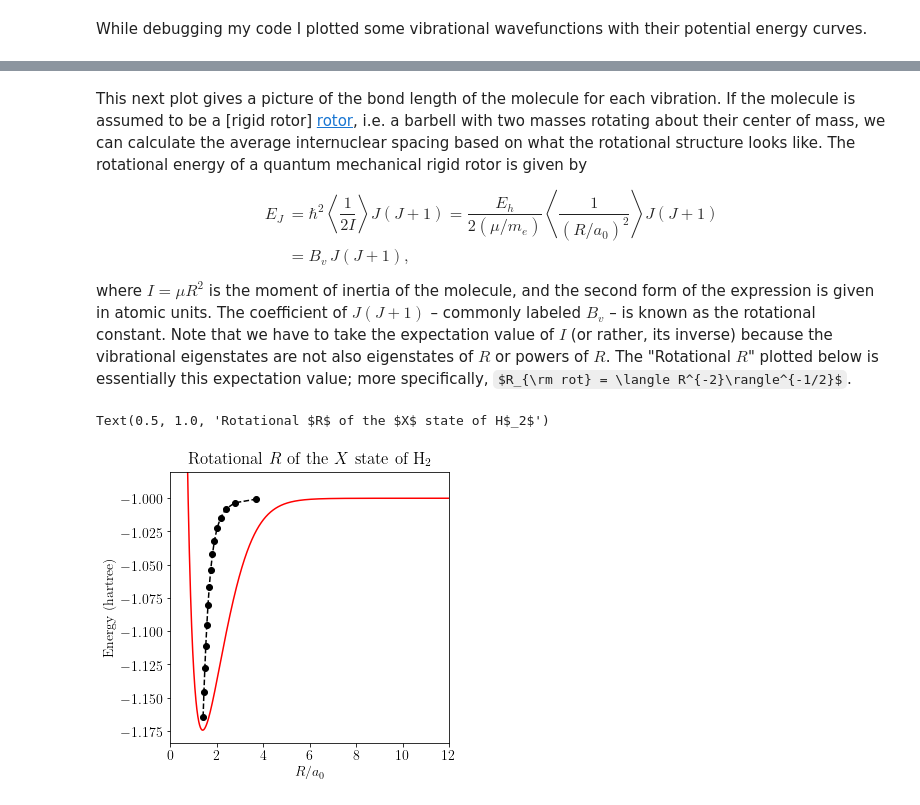
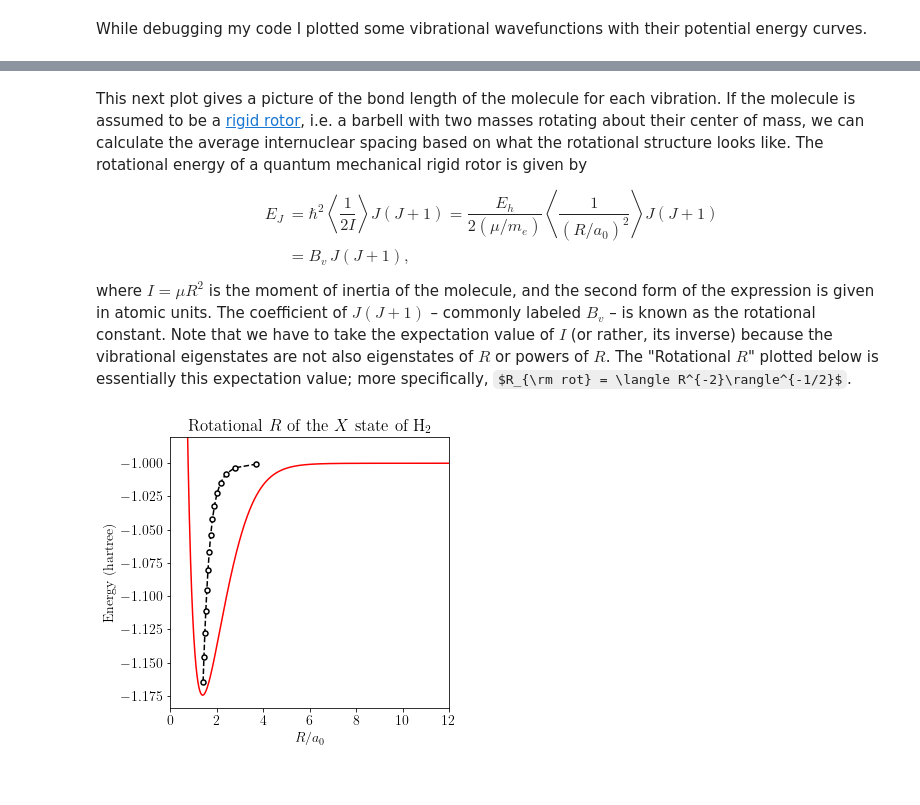
Before and after one commit to akanotoe/H2Numerov, a Jupyter notebook: H2Numerov.ipynb, the cells around one changed output, grey strips where cells are left out. Saved outputs shown, nothing was run; the diff lists cells and outputs as text; code cells hidden in the pictures; some formulas as TeX source.

```diff
--- a/H2Numerov.ipynb
+++ b/H2Numerov.ipynb
@@ -283,5 +282,5 @@ Text(0.5, 1.0, 'Vibrational $\\rho(R)$ of the $X$ state of H$_2$')
 # %% [markdown]
-This next plot gives a picture of the bond length of the molecule for each vibration. If the molecule is assumed to be a [rigid rotor] [rotor], i.e. a barbell with two masses rotating about their center of mass, we can calculate the average internuclear spacing based on what the rotational structure looks like. The rotational energy of a quantum mechanical rigid rotor is given by
+This next plot gives a picture of the bond length of the molecule for each vibration. If the molecule is assumed to be a [rigid rotor](https://en.wikipedia.org/wiki/Rigid_rotor), i.e. a barbell with two masses rotating about their center of mass, we can calculate the average internuclear spacing based on what the rotational structure looks like. The rotational energy of a quantum mechanical rigid rotor is given by
 $$
 \begin{aligned}
 E_J &= \hbar^2 \left<\dfrac{1}{2I}\right> J(J+1)
@@ -295,25 +294,24 @@ where $I=\mu R^2$ is the moment of inertia of the molecule, and the second form
 # %%
 enplot = []
 rrot = []
 plt.figure(figsize=(5,5))
 for v in range(len(en)):
     if en[v] < 0:
         enplot.append(en[v] - dissoc)
         rrot.append(np.sqrt(1./r2inv[v]))
-plt.plot(rrot, enplot, '--ko')
+plt.plot(rrot, enplot, '--ko', markerfacecolor='#ffffff', markersize=5, markeredgewidth=1.5)
 plt.plot(Rint, Uint(Rint), 'r-')
 # plt.legend(['$v$', outname[:1] + ' state'], loc='best')
 plt.xlim([0,Rmax])
 plt.ylim([Uplmin,Uplmax])
 # plt.xscale('log')
 plt.xlabel('$R/a_0$')
 plt.ylabel('Energy (hartree)')
 # plt.gca().set_aspect(Rmax/(Uplmax-Uplmin), adjustable='box')
-plt.title('Rotational $R$ of the $' + pecname + '$ state of H$_2$')
+plt.title('Rotational $R$ of the $' + pecname + '$ state of H$_2$');
 # plt.savefig(outname + 'rotplot.svg')
 # %% [output]
-Text(0.5, 1.0, 'Rotational $R$ of the $X$ state of H$_2$')
-[figure, old version]
+[figure, new version]
 # %%
 # Plots of individual wave functions
 v = 0
```
Also changed, not shown: parts of 4 cells of this notebook.
